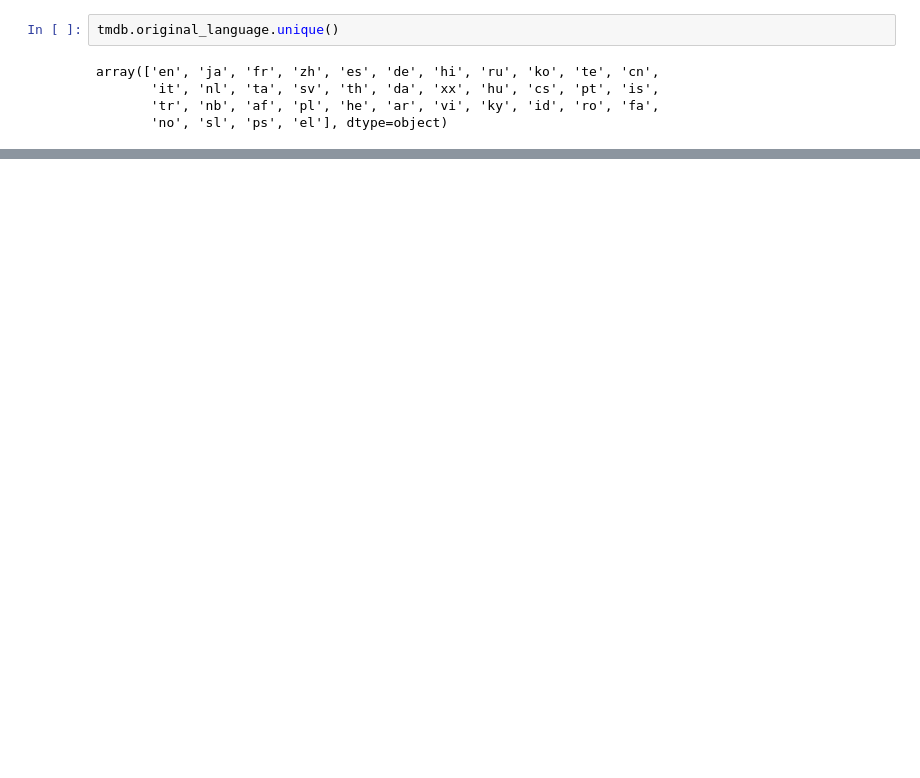
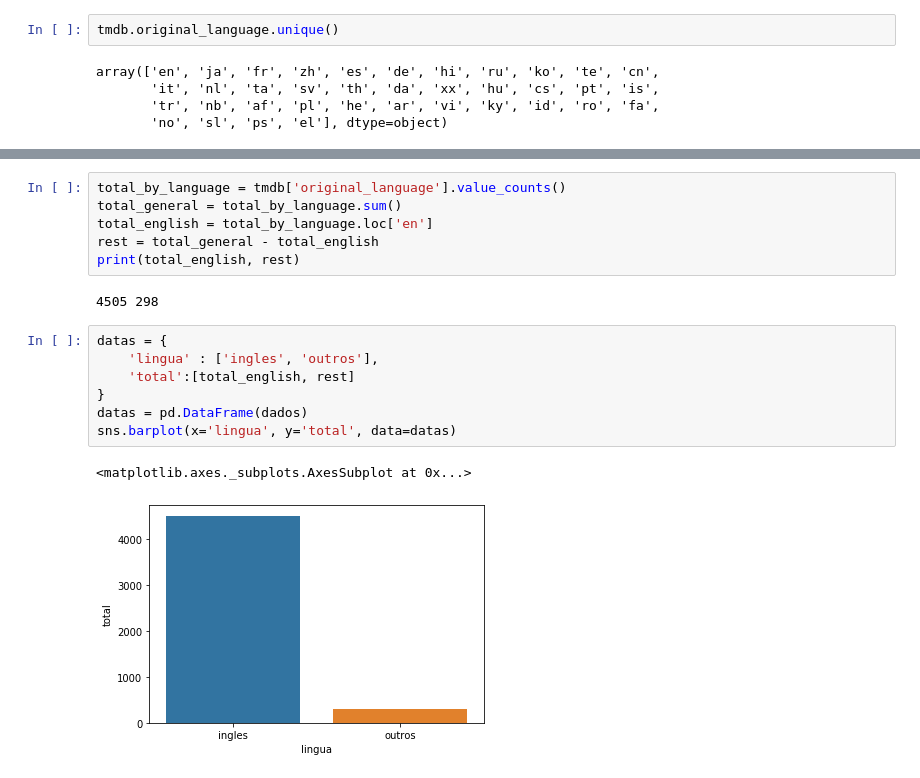
Before and after one commit to rsousadev/DataScienceIntro, a Jupyter notebook: Introdução_a_Data_Science.ipynb, the cells around one changed output, grey strips where cells are left out. Drawn from its saved outputs; the diff is of its cells as text; blank space fills up the shorter version.

```diff
--- a/Introdução_a_Data_Science.ipynb
+++ b/Introdução_a_Data_Science.ipynb
@@ -183,0 +226,18 @@ array(['en', 'ja', 'fr', 'zh', 'es', 'de', 'hi', 'ru', 'ko', 'te', 'cn',
+# %%
+total_by_language = tmdb['original_language'].value_counts()
+total_general = total_by_language.sum()
+total_english = total_by_language.loc['en']
+rest = total_general - total_english
+print(total_english, rest)
+# %% [output]
+4505 298
+# %%
+datas = {
+    'lingua' : ['ingles', 'outros'],
+    'total':[total_english, rest]
+}
+datas = pd.DataFrame(dados)
+sns.barplot(x='lingua', y='total', data=datas)
+# %% [output]
+<matplotlib.axes._subplots.AxesSubplot at 0x...>
+[figure, added]
```
Also changed, not shown: parts of 24 cells of this notebook.
